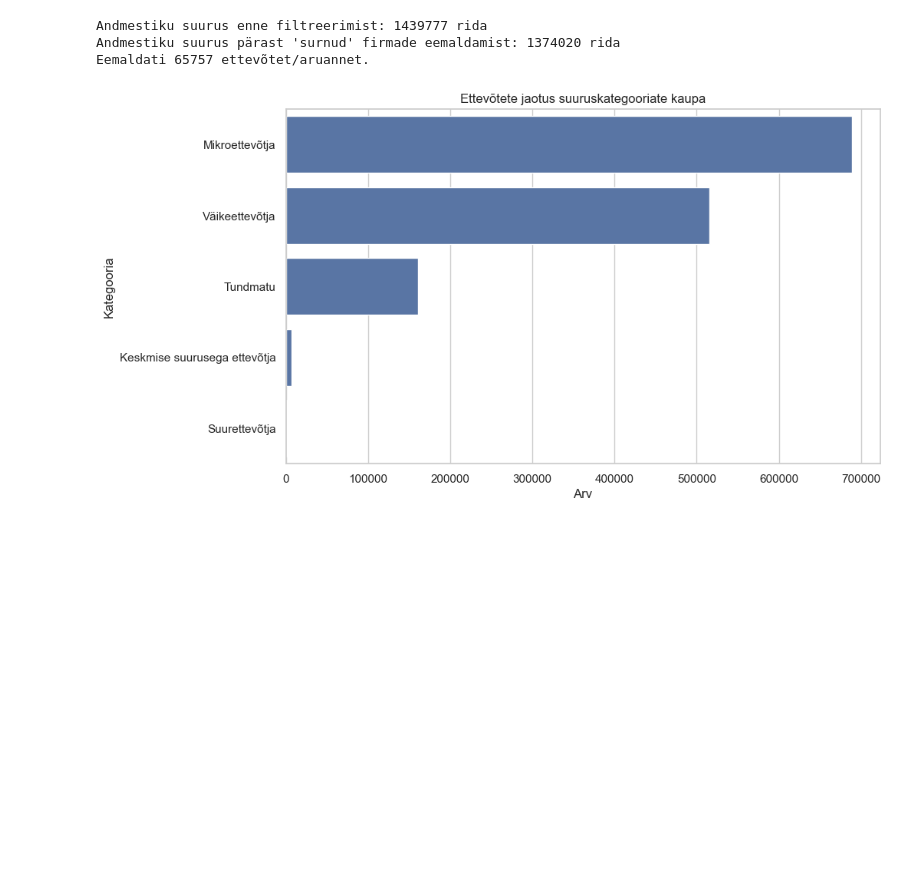
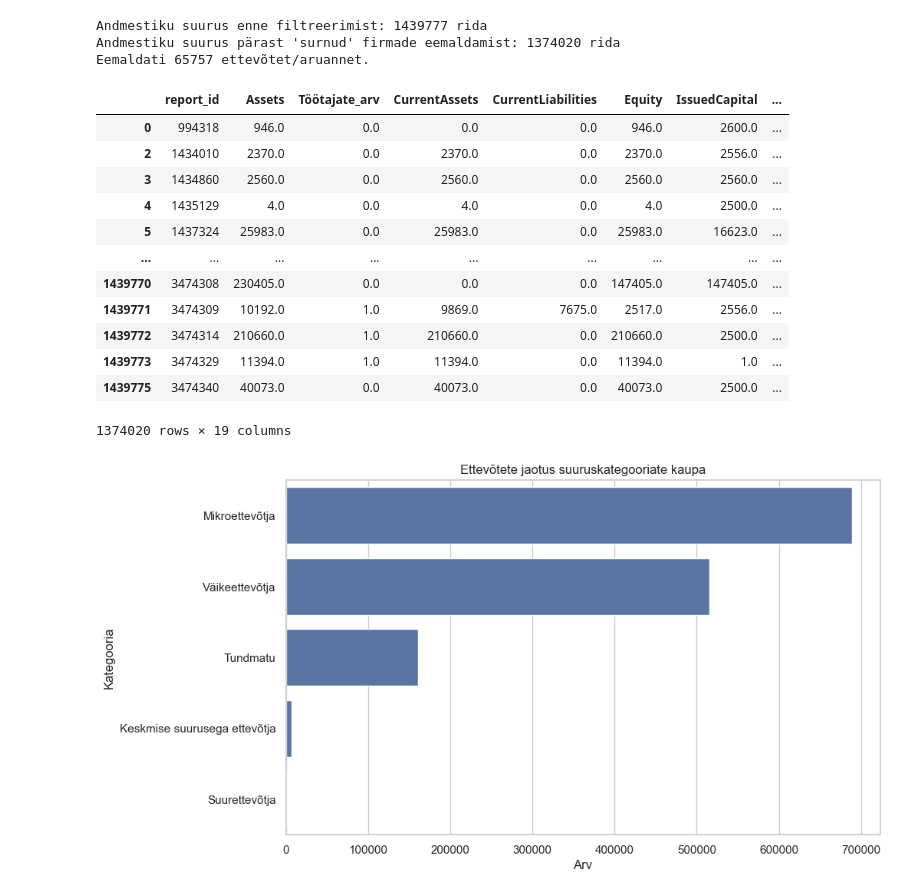
Before and after one commit to greg-182/AndmeteadusProjekt, a Jupyter notebook: Exploratory_Data_Analysis.ipynb, the cells around one changed output. Drawn from its saved outputs; the diff is of its cells as text; code cells hidden in the pictures; blank space fills up the shorter version.

```diff
--- a/Exploratory_Data_Analysis.ipynb
+++ b/Exploratory_Data_Analysis.ipynb
@@ -144,6 +144,23 @@ df_cleaned = aktiivsed_ettevotted
 Andmestiku suurus enne filtreerimist: 1439777 rida
 Andmestiku suurus pärast 'surnud' firmade eemaldamist: 1374020 rida
 Eemaldati 65757 ettevõtet/aruannet.
+# %%
+# Vaatame üle puhastatud tabeli
+df_cleaned
+# %% [output]
+|  | report_id | Assets | Töötajate_arv | CurrentAssets | CurrentLiabilities | Equity | IssuedCapital | ... |
+| 0 | 994318 | 946.0 | 0.0 | 0.0 | 0.0 | 946.0 | 2600.0 | ... |
+| 2 | 1434010 | 2370.0 | 0.0 | 2370.0 | 0.0 | 2370.0 | 2556.0 | ... |
+| 3 | 1434860 | 2560.0 | 0.0 | 2560.0 | 0.0 | 2560.0 | 2560.0 | ... |
+| 4 | 1435129 | 4.0 | 0.0 | 4.0 | 0.0 | 4.0 | 2500.0 | ... |
+| 5 | 1437324 | 25983.0 | 0.0 | 25983.0 | 0.0 | 25983.0 | 16623.0 | ... |
+| ... | ... | ... | ... | ... | ... | ... | ... | ... |
+| 1439770 | 3474308 | 230405.0 | 0.0 | 0.0 | 0.0 | 147405.0 | 147405.0 | ... |
+| 1439771 | 3474309 | 10192.0 | 1.0 | 9869.0 | 7675.0 | 2517.0 | 2556.0 | ... |
+| 1439772 | 3474314 | 210660.0 | 1.0 | 210660.0 | 0.0 | 210660.0 | 2500.0 | ... |
+| 1439773 | 3474329 | 11394.0 | 1.0 | 11394.0 | 0.0 | 11394.0 | 1.0 | ... |
+| 1439775 | 3474340 | 40073.0 | 0.0 | 40073.0 | 0.0 | 40073.0 | 2500.0 | ... |
+1374020 rows × 19 columns
 # %%
 import matplotlib.pyplot as plt
 import seaborn as sns
```
Also changed, not shown: parts of 10 cells of this notebook, 1 other file.
